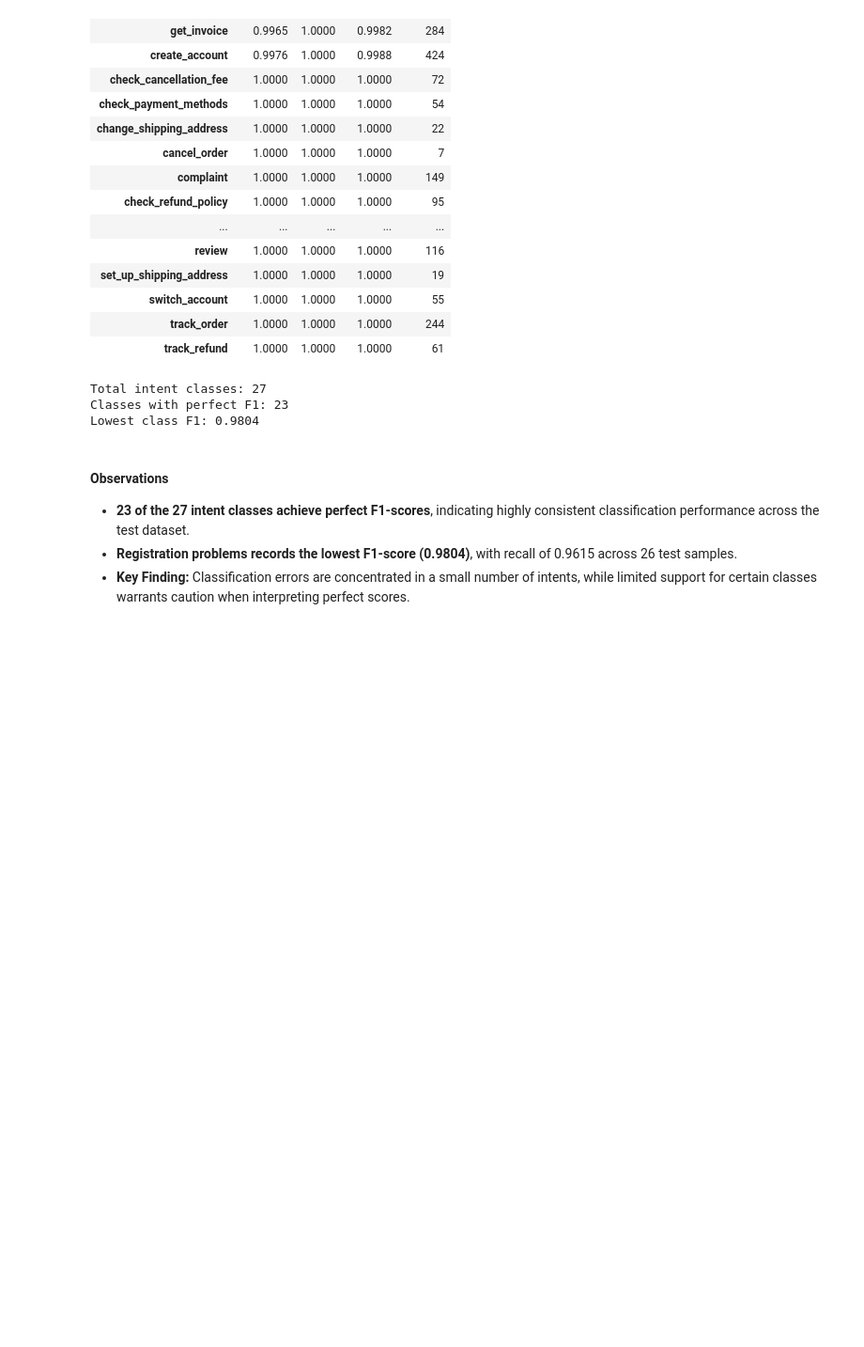
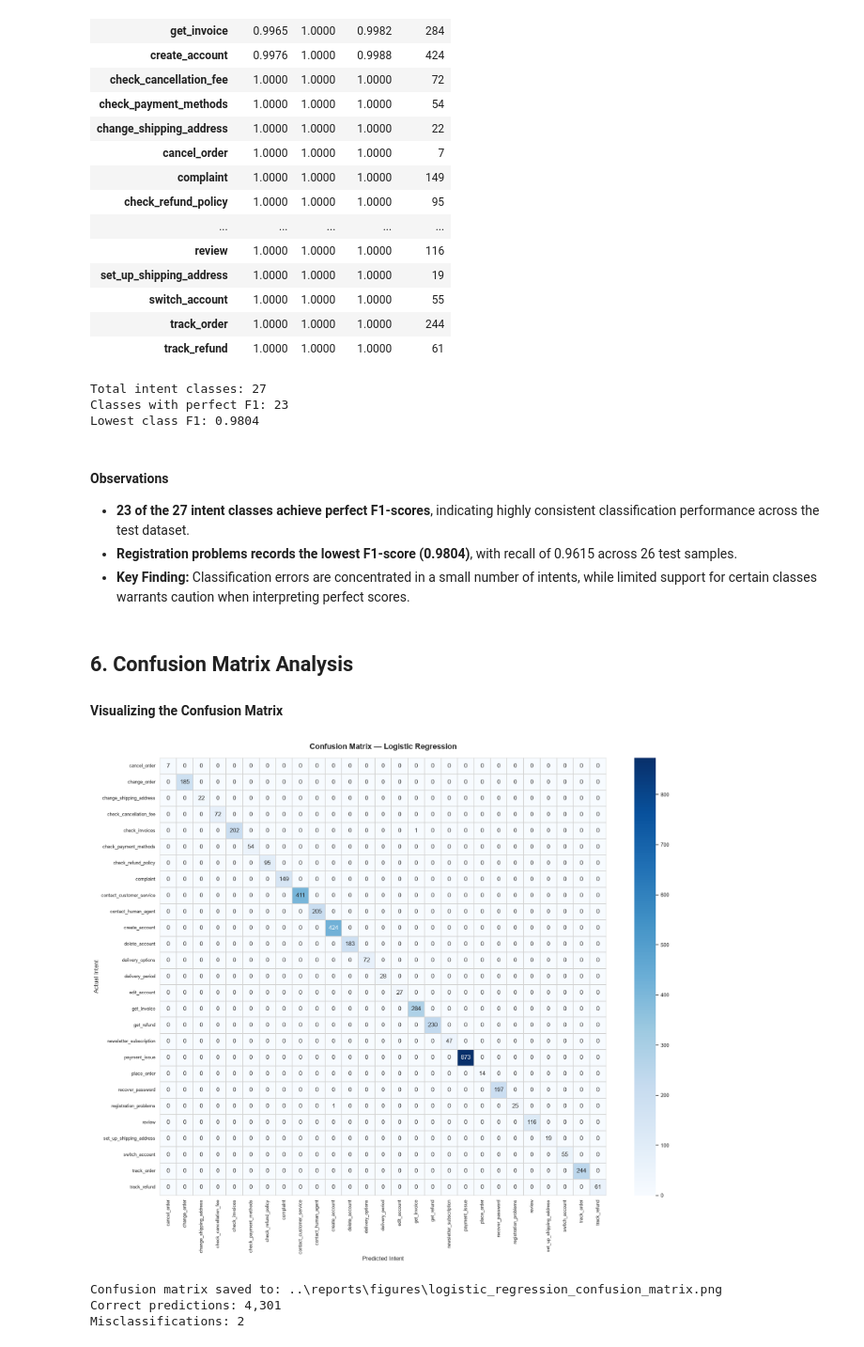
Before and after one commit to TejasMJ/Customer-Support-Intent-Intelligence, a Jupyter notebook: notebooks/06_model_evaluation.ipynb, the cells around one changed output. Shown at 94% size. Saved outputs shown, nothing was run; the diff lists cells and outputs as text; code cells hidden in the pictures; blank space fills up the shorter version.

Commit message:
Misclassification analysed

```diff
--- a/notebooks/06_model_evaluation.ipynb
+++ b/notebooks/06_model_evaluation.ipynb
@@ -439,3 +439,61 @@ Lowest class F1: 0.9804
 - **23 of the 27 intent classes achieve perfect F1-scores**, indicating highly consistent classification performance across the test dataset.
 - **Registration problems records the lowest F1-score (0.9804)**, with recall of 0.9615 across 26 test samples.
 - **Key Finding:** Classification errors are concentrated in a small number of intents, while limited support for certain classes warrants caution when interpreting perfect scores.
+# %% [markdown]
+## 6. Confusion Matrix Analysis
+
+#### Visualizing the Confusion Matrix
+# %%
+intent_labels = sorted(y_test.unique())
+
+cm = confusion_matrix(
+    y_test,
+    best_predictions,
+    labels=intent_labels
+)
+
+fig, ax = plt.subplots(figsize=(18, 15))
+
+sns.heatmap(
+    cm,
+    annot=True,
+    fmt="d",
+    cmap="Blues",
+    xticklabels=intent_labels,
+    yticklabels=intent_labels,
+    linewidths=0.3,
+    linecolor="lightgray",
+    ax=ax
+)
+
+ax.set_title(
+    "Confusion Matrix — Logistic Regression",
+    fontsize=16,
+    fontweight="bold",
+    pad=18
+)
+ax.set_xlabel("Predicted Intent", fontsize=12)
+ax.set_ylabel("Actual Intent", fontsize=12)
+
+plt.xticks(rotation=90, fontsize=9)
+plt.yticks(rotation=0, fontsize=9)
+plt.tight_layout()
+
+confusion_matrix_path = figures_dir / "logistic_regression_confusion_matrix.png"
+
+plt.savefig(
+    confusion_matrix_path,
+    dpi=300,
+    bbox_inches="tight"
+)
+
+plt.show()
+
+print(f"Confusion matrix saved to: {confusion_matrix_path}")
+print(f"Correct predictions: {np.trace(cm):,}")
+print(f"Misclassifications: {cm.sum() - np.trace(cm):,}")
+# %% [output]
+[figure, added]
+Confusion matrix saved to: ..\reports\figures\logistic_regression_confusion_matrix.png
+Correct predictions: 4,301
+Misclassifications: 2
```
Also changed, not shown: parts of 13 cells of this notebook, 2 other files.
